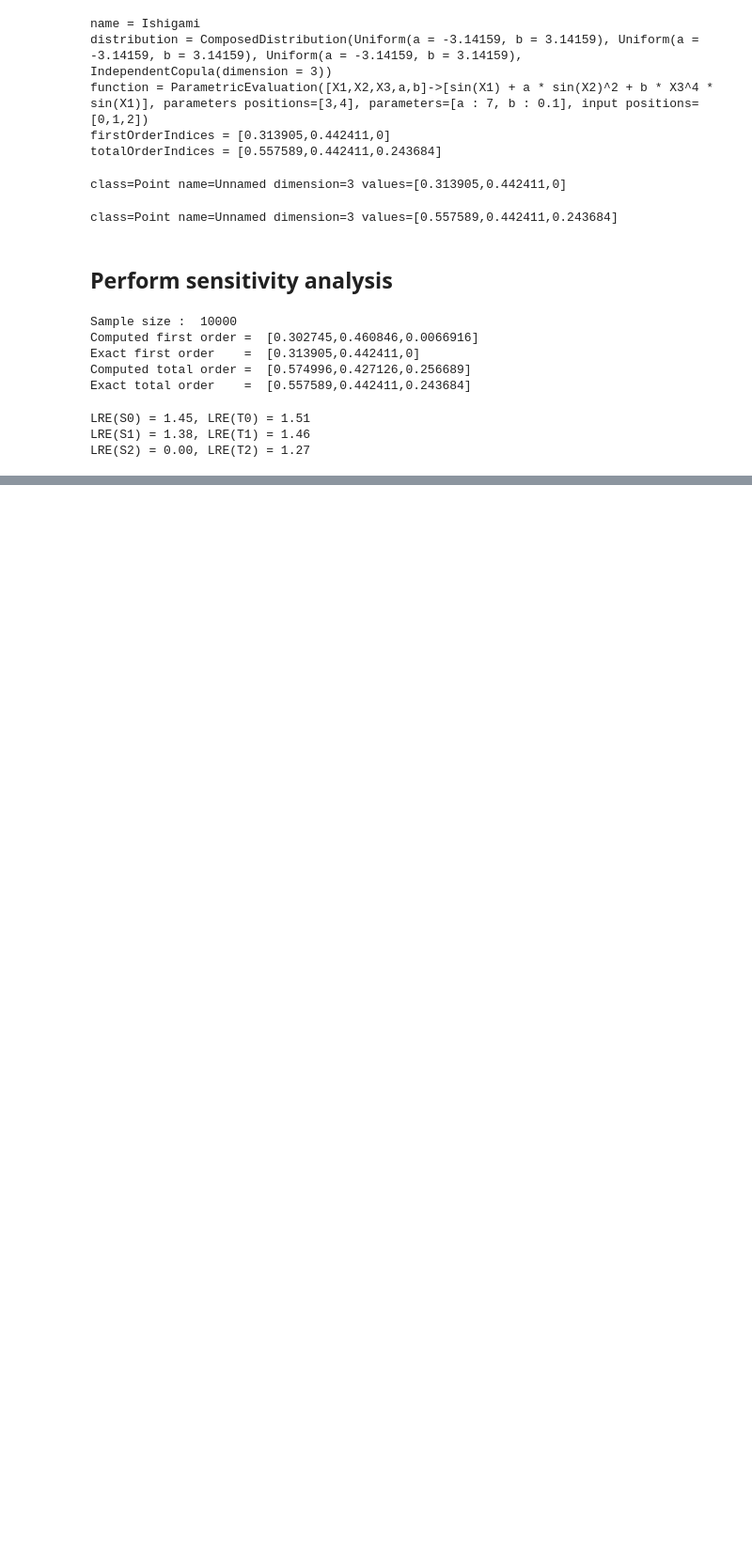
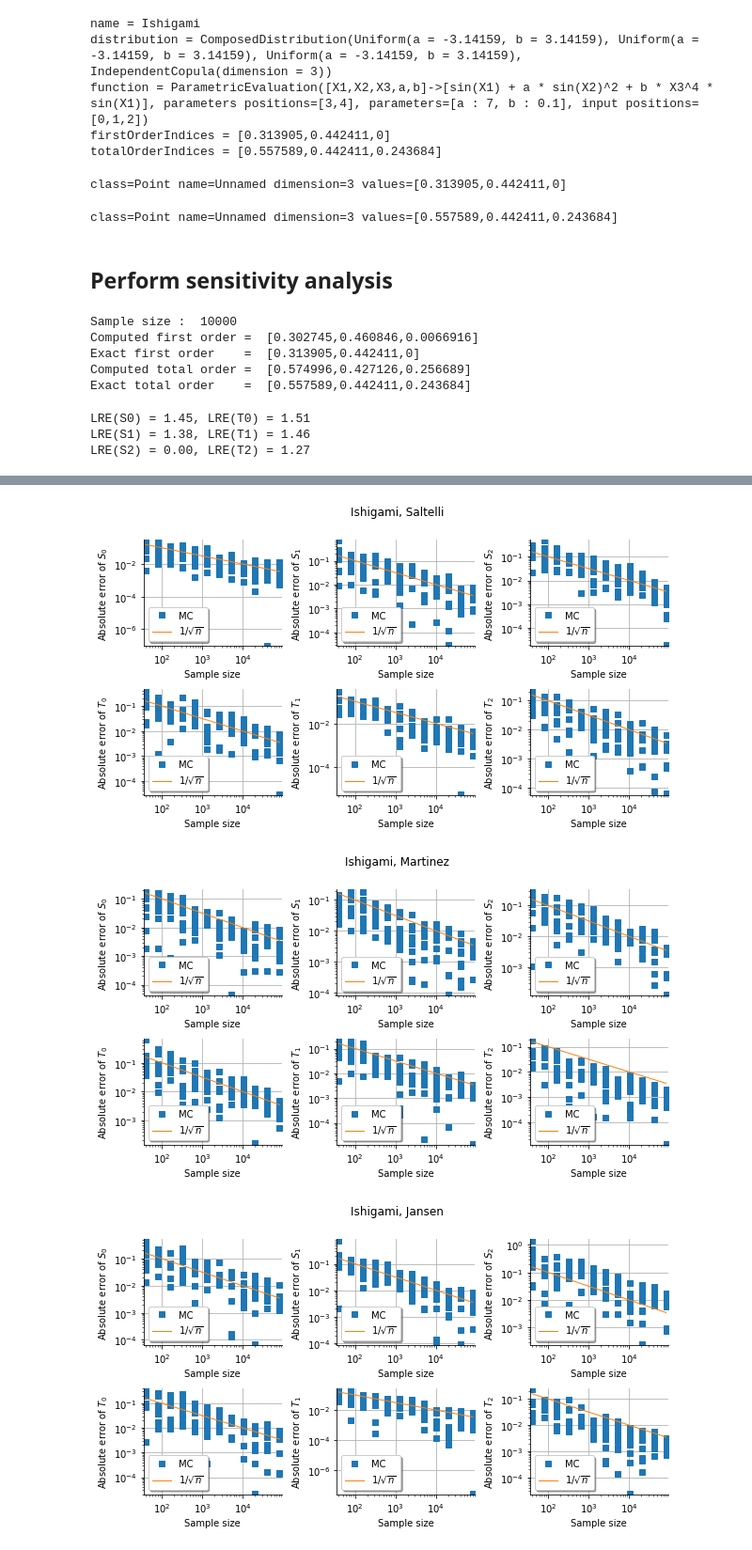
Before and after one commit to openturns/otbenchmark, a Jupyter notebook: examples/sensitivity_problems/Sensitivity-Convergence-Ishigami.ipynb, the cells around one changed output, grey strips where cells are left out. Shown at 94% size. Drawn from its saved outputs; the diff is of its cells as text; code cells hidden in the pictures; blank space fills up the shorter version.

Commit message:
Improved Ishigami convergence test.

```diff
--- a/examples/sensitivity_problems/Sensitivity-Convergence-Ishigami.ipynb
+++ b/examples/sensitivity_problems/Sensitivity-Convergence-Ishigami.ipynb
@@ -123,25 +174,0 @@ startTime = time.time()
-# %%
-numberOfPoints = 12  # Number of atomic experiments
-numberOfRepetitions = 10  # Number of repetitions of each experiment
-sampleSizeLRETable = ot.Sample(numberOfPoints * numberOfRepetitions, 2)
-sampleSizeLRETable.setDescription(["Sample size", "LRE"])
-# %%
-sample_size_initial = 20
-sample_size = sample_size_initial
-marginal_index = 0
-first_order = True
-index = 0
-for i in range(numberOfPoints):
-    sample_size *= 2
-    print("Sample size = ", sample_size)
-    for j in range(numberOfRepetitions):
-        first_order_LRE, total_order_LRE = compute_LRE_by_MonteCarlo_sampling(
-            problem, sample_size
-        )
-        sampleSizeLRETable[index, 0] = sample_size
-        if first_order:
-            sampleSizeLRETable[index, 1] = first_order_LRE[marginal_index]
-        else:
-            sampleSizeLRETable[index, 1] = total_order_LRE[marginal_index]
-        index += 1
-sample_size_final = sample_size
@@ -166,6 +174,0 @@ Elapsed = 2.47 (s)
-# %%
-sampleSizeArray = [
-    int(n)
-    for n in np.logspace(np.log10(sample_size_initial), np.log10(sample_size_final))
-]
-expectedConvergence = [-np.log10(1.0 / np.sqrt(n)) for n in sampleSizeArray]
@@ -185,0 +373,14 @@ graph
+# %%
+ot.ResourceMap.SetAsString("SobolIndicesExperiment-SamplingMethod", "MonteCarlo")
+for estimator in ["Saltelli", "Martinez", "Jansen", "MauntzKucherenko"]:
+    print("Estimator:", estimator)
+    figure = plot_sobol_grid(
+        problem,
+        numberOfExperiments=12,
+        numberOfRepetitions=10,
+        maximum_elapsed_time=5.0,
+        sample_size_initial=20,
+        estimator=estimator,
+        verbose=True
+    )
+# %% [output]
@@ -185,0 +404,3 @@ graph
+[figure, added]
+[figure, added]
+[figure, added]
```
Also changed, not shown: parts of 15 cells of this notebook, 1 other file.
